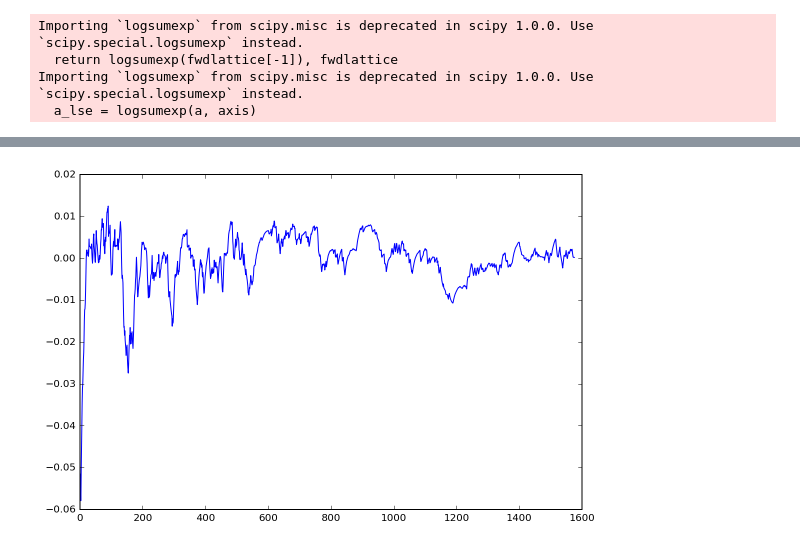
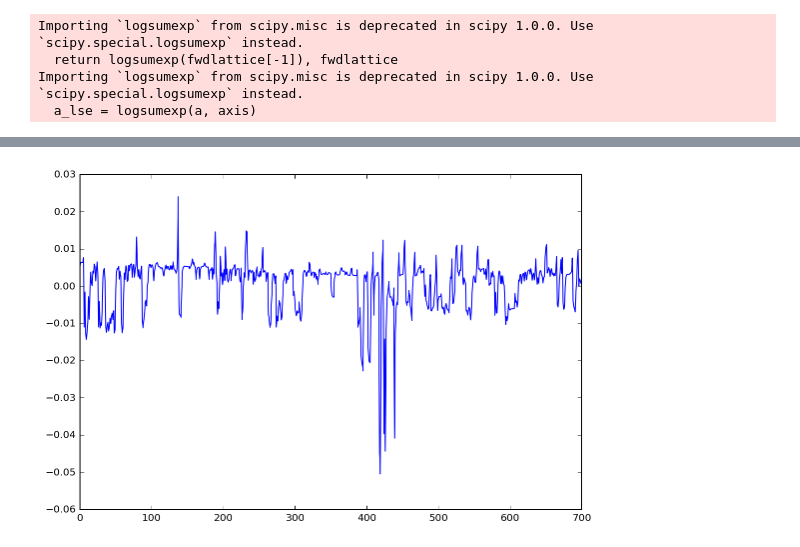
Before and after one commit to Sheph/anomaly, a Jupyter notebook: pch2_run.ipynb, the cells around one changed output, grey strips where cells are left out. Drawn from its saved outputs; the diff is of its cells as text; code cells hidden in the pictures.

```diff
--- a/pch2_run.ipynb
+++ b/pch2_run.ipynb
@@ -104,3 +99,3 @@ df2_test = pd.DataFrame(scaler.transform(df2_test), columns=df_test.columns[2:])
 # %%
-bgmm = classify2(df2, 7)
+bgmm = classify2(df2, 12)
 # %% [output]
@@ -286,7 +295,8 @@ n_components 11
 # %%
 final_hmms = []
 final_nk = []
-top_classes = eig_gmm.predict(top_vecs)
+#top_classes = eig_gmm.predict(top_vecs)
+top_classes = af.labels_
 for i in range(finalK):
     tmp1 = []
     num = 0
@@ -306,28 +316,3 @@ Importing `logsumexp` from scipy.misc is deprecated in scipy 1.0.0. Use `scipy.s
   return logsumexp(fwdlattice[-1]), fwdlattice
 Importing `logsumexp` from scipy.misc is deprecated in scipy 1.0.0. Use `scipy.special.logsumexp` instead.
   a_lse = logsumexp(a, axis)
-# %%
-def calc_final_prob(samples):
-    i_a = []
-    i_b = []
-
-    for i in range(finalK):
-        i_a.append(final_hmms[i].score(samples))
-        i_b.append(float(final_nk[i]) / float(N))
-
-    return scipy.special.logsumexp(a=i_a, b=i_b)
-
-TestPN = df3_test.drop(["time", "frame"], axis=1)
-test_arr = []
-scrs = []
-j = 1
-for i in range(len(TestPN)):
-    r = TestPN.iloc[i].ravel()
-    test_arr.append(r)
-    prb = calc_final_prob(test_arr)
-    scrs.append(prb / j)
-    j += 1
-
-plt.figure()
-plt.plot(scrs[100:])
-plt.show()
@@ -339,9 +395,9 @@ Importing `logsumexp` from scipy.misc is deprecated in scipy 1.0.0. Use `scipy.s
 import traceback
 
 Qt = 0
-alpha = 0.1
+alpha = 0.8
 
-first_frm = 100
+first_frm = 800
 first_frm_num = 0
 
 qts = {}
@@ -360,36 +416,38 @@ plt.figure()
 plt.plot(qts_lst[first_frm:])
 plt.show()
 
-cap = cv2.VideoCapture('Datasets/Pedestrian/test.avi')
+#cap = cv2.VideoCapture('Datasets/Pedestrian/test.avi')
 #cap = cv2.VideoCapture('z3.avi')
+cap = cv2.VideoCapture('reception_long_test.avi')
 ok, frame = cap.read()
 aspect = float(frame.shape[1]) / frame.shape[0]
 cap.release()
-cap = cv2.VideoCapture('Datasets/Pedestrian/test.avi')
+#cap = cv2.VideoCapture('Datasets/Pedestrian/test.avi')
 #cap = cv2.VideoCapture('z3.avi')
+cap = cv2.VideoCapture('reception_long_test.avi')
 
 try:
     while True:
         ok, frame = cap.read()
         if not ok:
             break
         frame = cv2.resize(frame, (int(240 * aspect), 240), interpolation = cv2.INTER_AREA)
         fnum = cap.get(cv2.CAP_PROP_POS_FRAMES)
         delay = 1
         if (fnum >= first_frm_num) and (fnum in qts):
-            if qts[fnum] < -0.1:
+            if qts[fnum] < -0.02:
                 cv2.rectangle(frame, (0,0), (frame.shape[1], frame.shape[0]), (0,0,255), 10)
-                delay = 1
+                delay = 0
         cv2.imshow('frame', frame)
         k = cv2.waitKey(delay) & 0xff
         if k == 32:
             k = cv2.waitKey() & 0xff
         if k == 27:
             break
 except Exception as e:
     traceback.print_exc()
 
 cap.release()
 cv2.destroyAllWindows()
 # %% [output]
-[figure, old version]
+[figure, new version]
```
Also changed, not shown: parts of 11 cells of this notebook, 2 other files.
